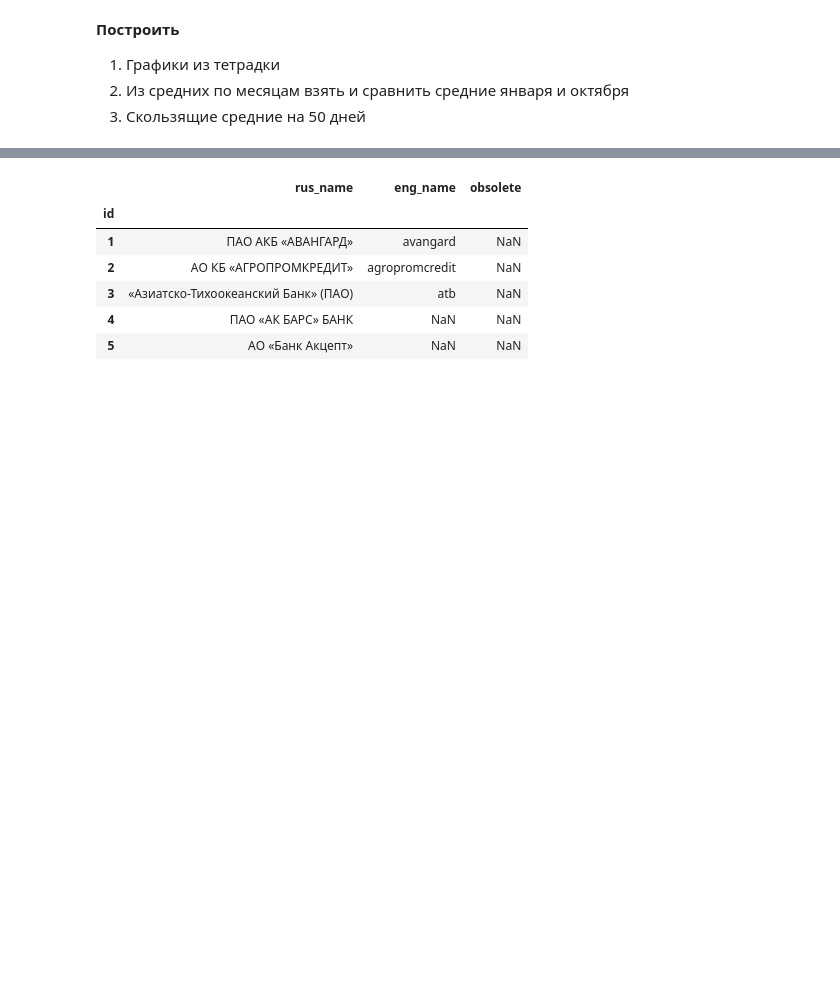
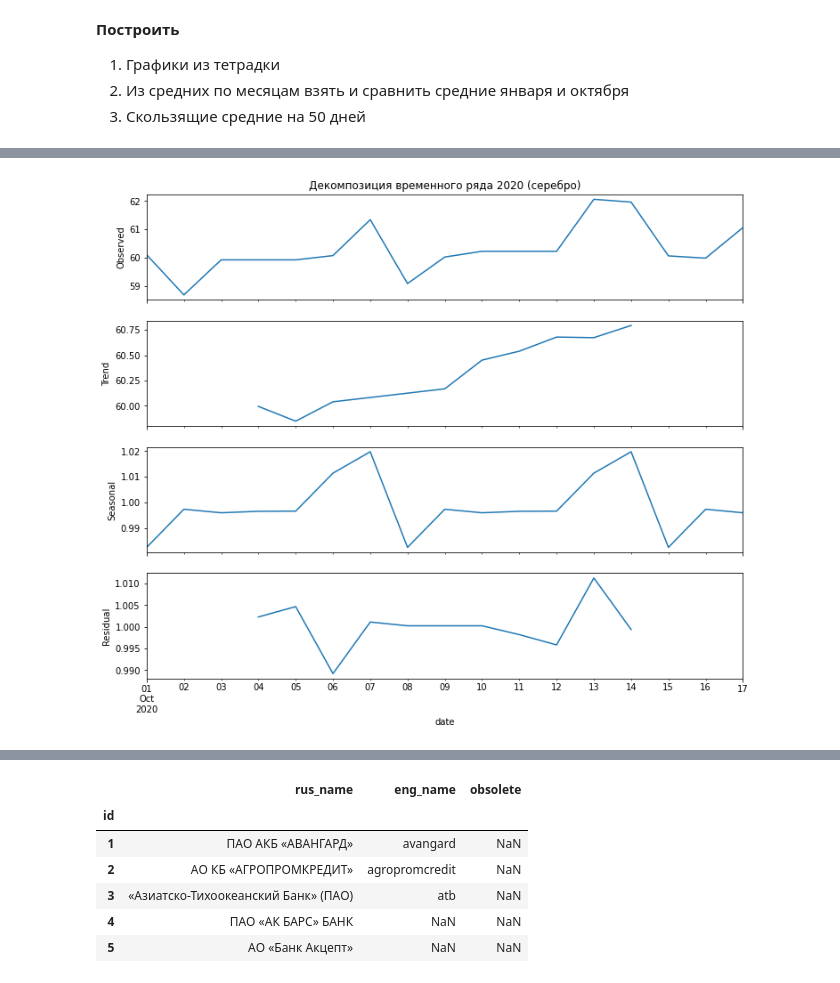
Before and after one commit to ilyinss/cbr_metall_analytics, a Jupyter notebook: decomp_metall_time_series.ipynb, the cells around one changed output, grey strips where cells are left out. Saved outputs shown, nothing was run; the diff lists cells and outputs as text; code cells hidden in the pictures; blank space fills up the shorter version.

```diff
--- a/decomp_metall_time_series.ipynb
+++ b/decomp_metall_time_series.ipynb
@@ -134,0 +151,3 @@ seasonal_decompose_plot(result)
+# %%
+df_last_month = df[date(2020,10,1):]
+df_last_month.tail()
@@ -134,0 +162,5 @@ seasonal_decompose_plot(result)
+# %%
+result = seasonal_decompose(df_last_month['silver'], model='multiplicative')
+seasonal_decompose_plot(result, 'серебро')
+# %% [output]
+[figure, added]
```
Also changed, not shown: parts of 15 cells of this notebook.
